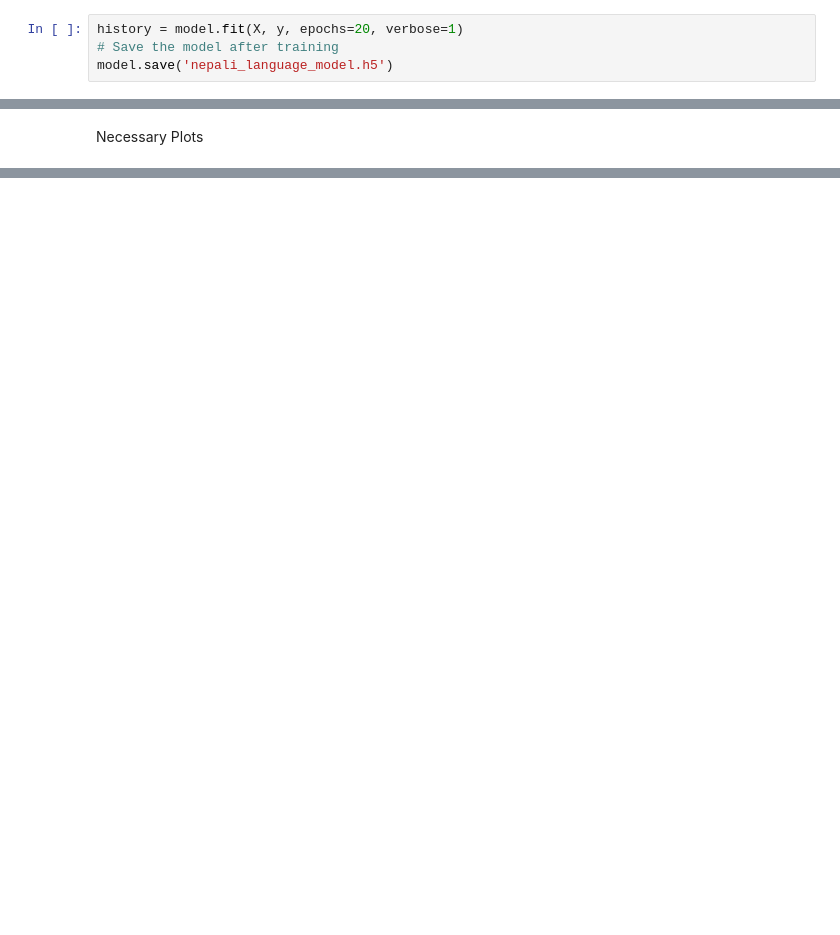
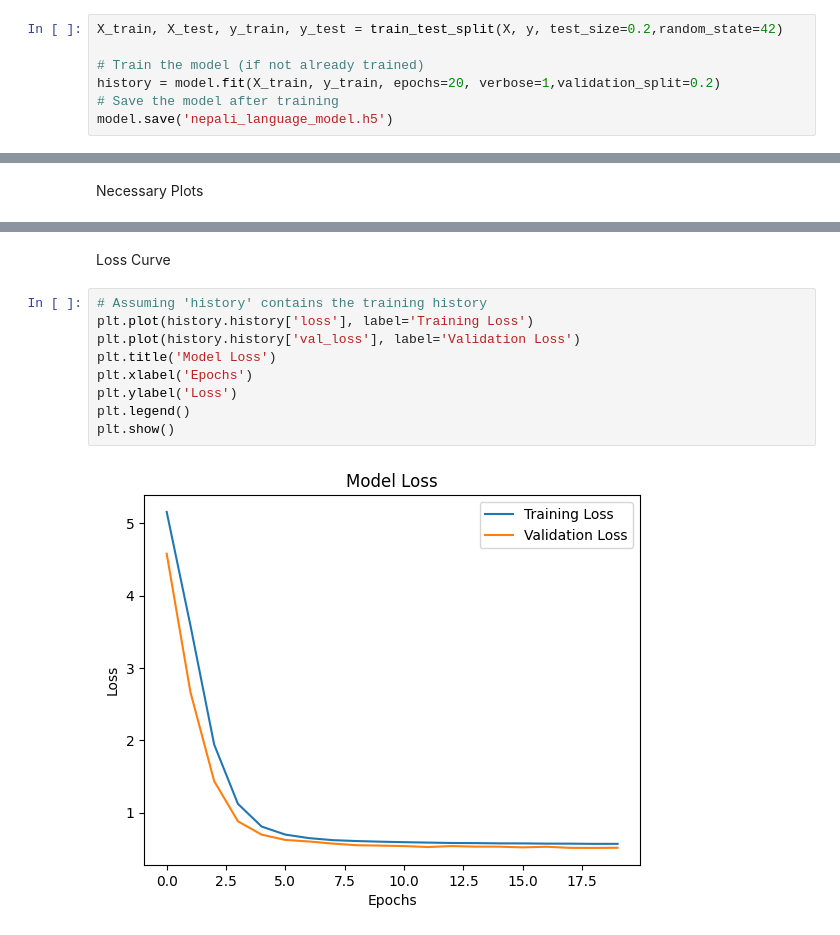
Before and after one commit to linib-exe/Next-Word-Prediction-in-Nepali-Language-using-LSTM, a Jupyter notebook: Next_Word_Prediction_in_Nepali_Language_Final_.ipynb, the cells around one changed output, grey strips where cells are left out. Drawn from its saved outputs; the diff is of its cells as text; blank space fills up the shorter version.

```diff
--- a/Next_Word_Prediction_in_Nepali_Language_Final_.ipynb
+++ b/Next_Word_Prediction_in_Nepali_Language_Final_.ipynb
@@ -55,7 +77,10 @@ model.compile(loss='categorical_crossentropy', optimizer='adam', metrics=['accur
 # %% [markdown]
 Train the model
 # %%
-history = model.fit(X, y, epochs=20, verbose=1)
+X_train, X_test, y_train, y_test = train_test_split(X, y, test_size=0.2,random_state=42)
+
+# Train the model (if not already trained)
+history = model.fit(X_train, y_train, epochs=20, verbose=1,validation_split=0.2)
 # Save the model after training
 model.save('nepali_language_model.h5')
 # %% [output]
@@ -241,0 +251,13 @@ plot_loss(history)
+# %% [markdown]
+Loss Curve
+# %%
+# Assuming 'history' contains the training history
+plt.plot(history.history['loss'], label='Training Loss')
+plt.plot(history.history['val_loss'], label='Validation Loss')
+plt.title('Model Loss')
+plt.xlabel('Epochs')
+plt.ylabel('Loss')
+plt.legend()
+plt.show()
+# %% [output]
+[figure, added]
```
Also changed, not shown: parts of 13 cells of this notebook, 5 other files.
